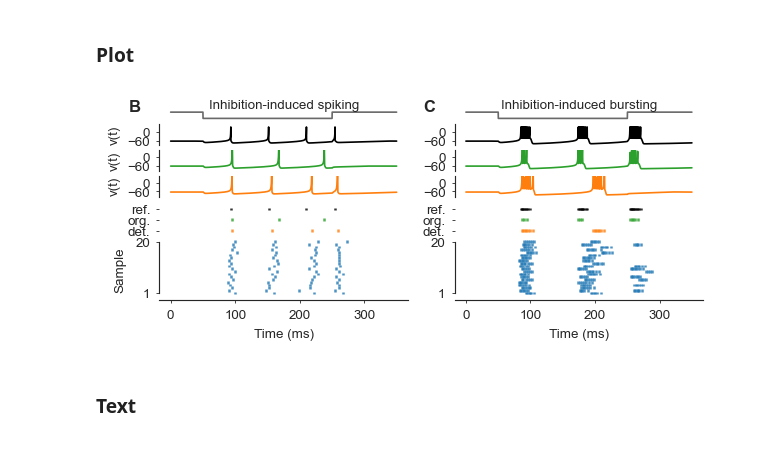
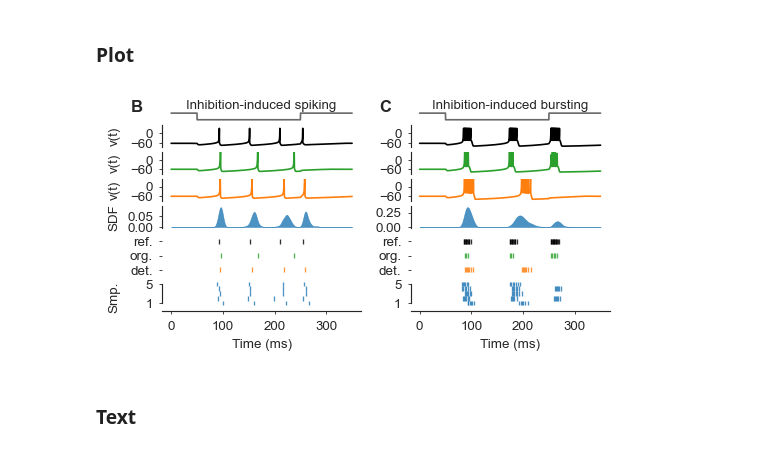
Before and after one commit to berenslab/neuroprobnum, a Jupyter notebook: experiments/figure2/figure2_b_c.ipynb, the cells around one changed output. Saved outputs shown, nothing was run; the diff lists cells and outputs as text; code cells hidden in the pictures.

```diff
--- a/experiments/figure2/figure2_b_c.ipynb
+++ b/experiments/figure2/figure2_b_c.ipynb
@@ -55,7 +55,7 @@ for neuron_mode in neuron_modes:
     gens[neuron_mode] = DataGeneratorIN(
         y0=neuron.y0, t0=0.0, h0=t_parameters['dt'], tmax=tmax,
         gen_det_sols=True, gen_acc_sols=True, return_vars=['ys', 'events'],
-        model=neuron, n_samples=20, base_folder='data/examples_in'
+        model=neuron, n_samples=100, base_folder='data/examples_in'
     )
     gens[neuron_mode].original_dt = t_parameters['dt']
     gens[neuron_mode].update_subfoldername(neuron=neuron_mode.replace('-', '_').replace(' ', '_'))
@@ -147,31 +166,34 @@ df.columns.tolist()
 # %% [markdown]
 # Plot
 # %%
-from neuroprobnum.utils.figure_utils import plot_stim, plot_vs, plot_events
+from neuroprobnum.utils.figure_utils import plot_stim, plot_vs, plot_events, plot_kde
 
-rows_per_mode = 5
 
-def plot_row(axs, row):
+rows_per_mode = 6
 
-    assert axs.size == 5, axs.size
+def plot_row(axs, row, nraster=5):
+
+    assert axs.size == rows_per_mode, axs.size
 
     plot_stim(ax=axs[0], ts=row.stim_ts, stim=row.stim)
     plot_vs(ax=axs[1], ts=row.acc_ts, vs=row.acc_vs, c='k')
     plot_vs(ax=axs[2], ts=row.ts_org, vs=row.vs_org, c='C2')
     plot_vs(ax=axs[3], ts=row.det_ts, vs=row.det_vs, c='C1')
-    plot_events(ax=axs[4], events=row.events, event_idx=0, event_traces={
-        'det.': (row.det_events[0], 'C1'), 'org.': (row.events_org, 'C2'), 'ref.': (row.acc_events[0], 'k')})
+    plot_kde(ax=axs[4], kde_ts=row.kde_ts, kde=row.kde)
+    plot_events(ax=axs[5], events=row.events[:nraster] if nraster > 0 else None, event_idx=0, event_traces={
+        'det.': (row.det_events[0], 'C1'), 'org.': (row.events_org, 'C2'), 'ref.': (row.acc_events[0], 'k')}, lw=0.8)
 
     pltu.make_share_xlims(axs)
+
     for ax in axs[:-1]:
         ax.set_xlabel(None)
         ax.set_xticks([])
         ax.spines['bottom'].set_visible(False)
 
 
-def plot_modes(num_rows, num_cols, neuron_mode_plot_order, xsize='text', panel_nums='auto', ysize='auto'):
-    fig, axs = pltu.subplots(num_cols, rows_per_mode*num_rows, ysizerow=0.39, yoffsize=0.3, ysize=ysize, xsize=xsize, squeeze=False, gridspec_kw=dict(
-        height_ratios=([0.07] + [0.21]*int(rows_per_mode-2) + [1.0])*num_rows))
+def plot_modes(num_rows, num_cols, neuron_mode_plot_order, xsize='text', panel_nums='auto', ysize='auto', nraster=5, height_last_row=0.75, ysizerow=0.34, yoffsize=0.3):
+    fig, axs = pltu.subplots(num_cols, rows_per_mode*num_rows, ysizerow=ysizerow, yoffsize=yoffsize, ysize=ysize, xsize=xsize, squeeze=False, gridspec_kw=dict(
+        height_ratios=([0.07] + [0.21]*int(rows_per_mode-2) + [height_last_row])*num_rows))
 
     despine()
 
@@ -183,7 +205,7 @@ def plot_modes(num_rows, num_cols, neuron_mode_plot_order, xsize='text', panel_n
         row = df[df.neuron_mode == neuron_mode]
         assert len(row) == 1
         row = row.iloc[0]
-        plot_row(axs=axs_set, row=row)
+        plot_row(axs=axs_set, row=row, nraster=nraster)
 
         axs_set[0].set_title(neuron_mode, loc='center', ha='center', fontsize=plt.rcParams['font.size'], va='top', y=2.8)
 
@@ -195,11 +217,12 @@ def plot_modes(num_rows, num_cols, neuron_mode_plot_order, xsize='text', panel_n
 
     # Adjust spacing
     mode_spacing = 0.07
-    plt.tight_layout(h_pad=-3.7 if num_rows > 1 else 0.1, rect=[0, (num_rows-1)*mode_spacing, 1, 1])
+    plt.tight_layout(h_pad=-3.7 if num_rows > 1 else -0.1, rect=[0, (num_rows-1)*mode_spacing, 1, 1])
     for i in range(num_rows):
         pltu.move_box(axs[i*rows_per_mode:(i+1)*rows_per_mode], dy=-mode_spacing*i)
         for j in np.arange(1, rows_per_mode):
-            pltu.make_share_ylims(axs[i*rows_per_mode+j, :])
+            if j != 4:
+                pltu.make_share_ylims(axs[i*rows_per_mode+j, :])
 
     return fig, axs
 # %% [markdown]
@@ -209,16 +232,16 @@ def plot_modes(num_rows, num_cols, neuron_mode_plot_order, xsize='text', panel_n
 # %%
 neuron_mode_plot_order = [
     'Inhibition-induced spiking' ,
     'Inhibition-induced bursting',
 ]
 
 fig, axs = plot_modes(num_rows=1, num_cols=len(neuron_mode_plot_order), neuron_mode_plot_order=neuron_mode_plot_order,
-                      panel_nums=['B', 'C', 'D', 'E'])
+                      panel_nums=['B', 'C', 'D', 'E'], xsize=pltu.TEXT_WIDTH * 0.85)
 
 pltu.savefig("fig2b_c")
 plt.show()
 # %% [output]
-[figure, old version]
+[figure, new version]
 # %% [markdown]
 ### Text
 # %%
```
Also changed, not shown: parts of 16 cells of this notebook, 12 other files.
